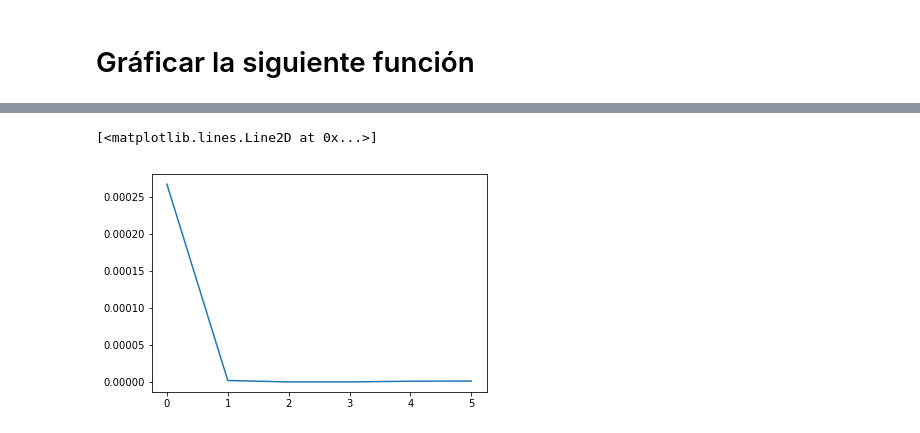
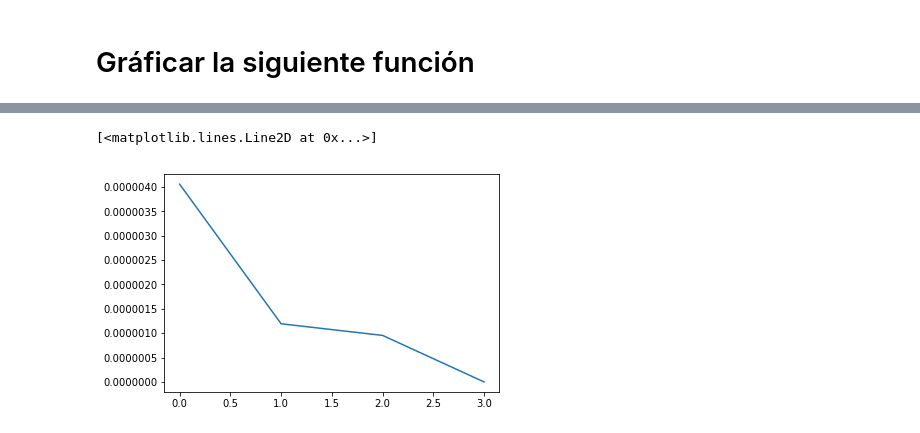
Before and after one commit to htapialaniamca/semana-2-bparra, a Jupyter notebook: Tarea2_Semana3_BrendaParra.ipynb, the cells around one changed output, grey strips where cells are left out. Saved outputs shown, nothing was run; the diff lists cells and outputs as text; code cells hidden in the pictures.

```diff
--- a/Tarea2_Semana3_BrendaParra.ipynb
+++ b/Tarea2_Semana3_BrendaParra.ipynb
@@ -109,6 +109,6 @@ array([ 1,  2,  4,  8, 16, 32, 64])
 10 loops, best of 3: 30.1 ms per loop
 # %%
 %%timeit
-for i in np.arange(25):
+for i in np.arange(25)[2:]:
     x%i
 # %% [output]
@@ -188,6 +188,6 @@ SyntaxError: invalid syntax (<ipython-input-230-005733347487>, line 8)
 # %%
 %%timeit #//graficar
 x=2**17
-for i in np.arange(int(x**0.5)+1):
+for i in np.arange(int(x**0.5)+1)[2:]:
      x%i
 # %% [output]
@@ -197,6 +196,6 @@ The slowest run took 4.19 times longer than the fastest. This could mean that an
 
 %time #//graficar
 x=2**17
-for i in np.arange(int(x**0.5)+1):
+for i in np.arange(int(x**0.5)+1)[2:]:
      x%i
 # %% [output]
@@ -302,6 +301,6 @@ plt.show()
 %%timeit #//graficar
 n=25
 x=2**n
-for i in np.arange(int(x**0.5)+1):
+for i in np.arange(int(x**0.5)+1)[2:]:
      x%i
 # %% [output]
@@ -309,20 +308,20 @@ for i in np.arange(int(x**0.5)+1):
 # %%
 import matplotlib.pyplot as plt
 import numpy as np
 
 from time import time
 n=5
 x=2**n
 lista=[]
-for i in np.arange(int(x**0.5)+1):
+for i in np.arange(int(x**0.5)+1)[2:]:
     t = time()
     x%i
     t2=time()
     lista.append(t2-t)
 lista
 
 from pylab import *
 plt.plot(lista)
 # %% [output]
 [<matplotlib.lines.Line2D at 0x...>]
-[figure, old version]
+[figure, new version]
```
Also changed, not shown: parts of 4 cells of this notebook.
